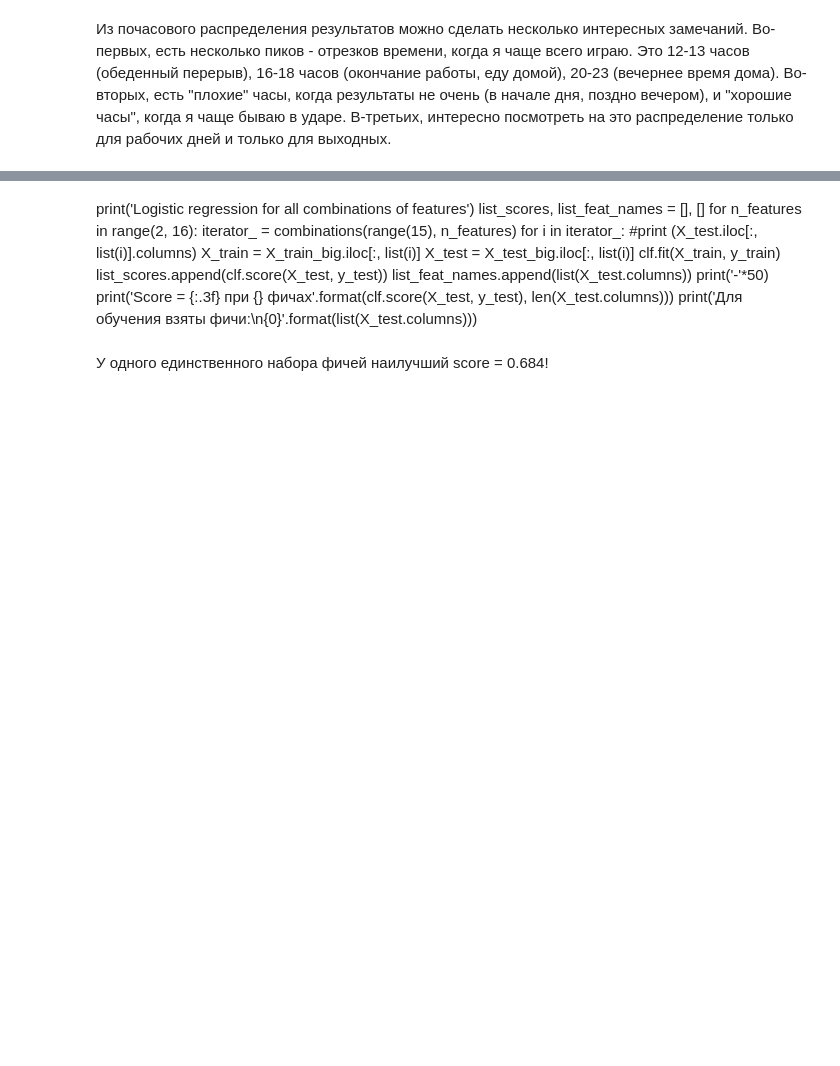
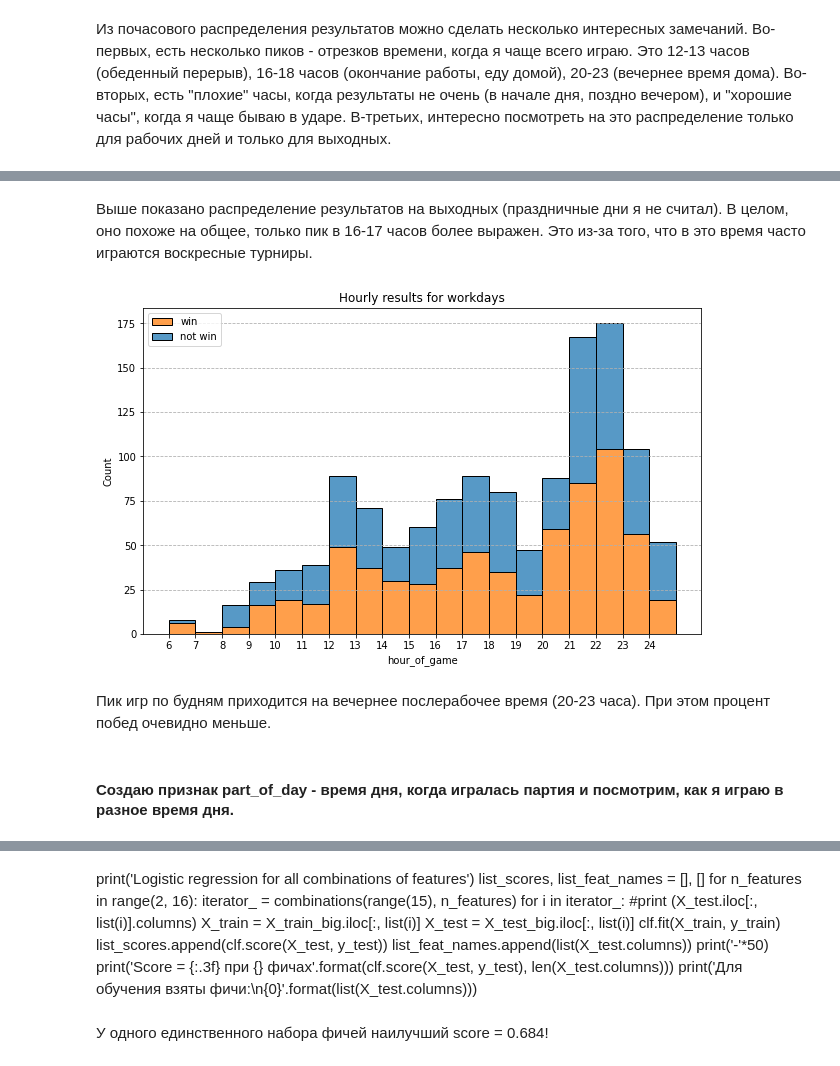
Before and after one commit to shemakale/chess-prediction, a Jupyter notebook: chess predictor github.ipynb, the cells around one changed output, grey strips where cells are left out. Drawn from its saved outputs; the diff is of its cells as text; code cells hidden in the pictures; blank space fills up the shorter version.

```diff
--- a/chess predictor github.ipynb
+++ b/chess predictor github.ipynb
@@ -340,0 +354,17 @@ plt.plot();
+# %% [markdown]
+Выше показано распределение результатов на выходных (праздничные дни я не считал). В целом, оно похоже на общее, только пик в 16-17 часов более выражен. Это из-за того, что в это время часто играются воскресные турниры.
+# %%
+workdays = chess_df[chess_df.day_of_week < 6]
+plt.figure(figsize=(10, 6))
+sns.histplot(data=workdays, x=workdays.hour_of_game, hue='my_result', bins=19, multiple='stack')
+plt.xticks(ticks=range(25))
+plt.legend(('win', 'not win'), loc='upper left')
+plt.grid(axis='y', linestyle='--')
+plt.title('Hourly results for workdays')
+plt.plot();
+# %% [output]
+[figure, added]
+# %% [markdown]
+Пик игр по будням приходится на вечернее послерабочее время (20-23 часа). При этом процент побед очевидно меньше.
+# %% [markdown]
+#### Создаю признак part_of_day - время дня, когда игралась партия и посмотрим, как я играю в разное время дня.
```
Also changed, not shown: parts of 32 cells of this notebook.
